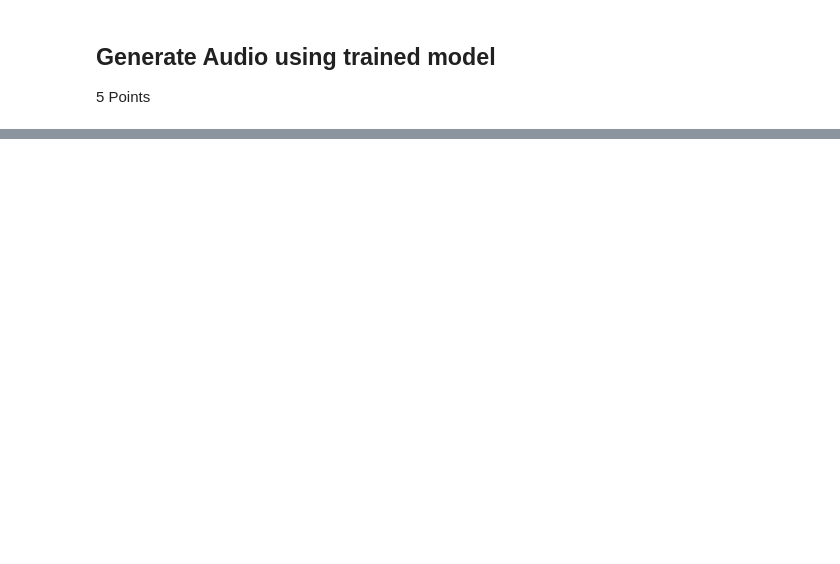
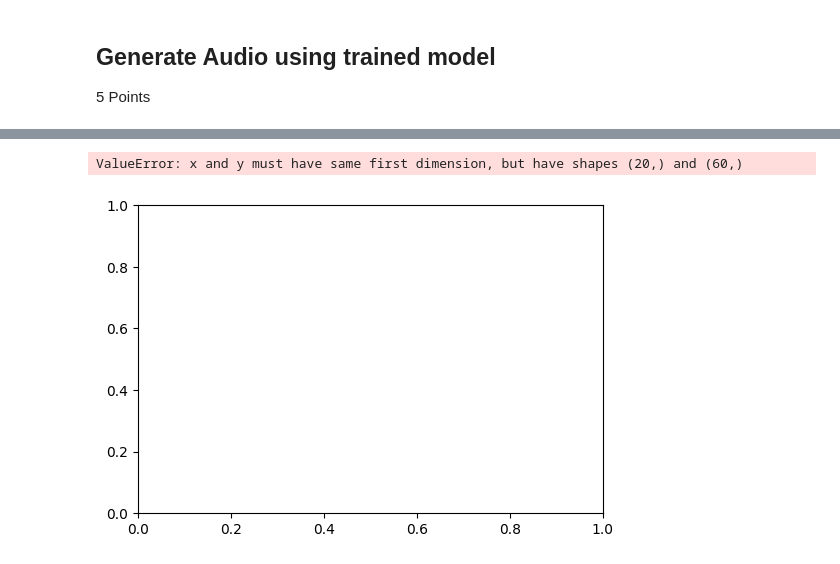
Before and after one commit to ParsaGhezelbash/Deep-Generative-Models, a Jupyter notebook: HW/HW 1/hw_01_generative.ipynb, the cells around one changed output, grey strips where cells are left out. Cells and saved outputs as stored; diff of their text form; code cells hidden in the pictures; blank space fills up the shorter version.

```diff
--- a/HW/HW 1/hw_01_generative.ipynb
+++ b/HW/HW 1/hw_01_generative.ipynb
@@ -1187,3 +763,15 @@ Final training loss: 3.8561
+# %%
+import matplotlib.pyplot as plt
+
+def plot_losses(trainLoss, Epochs):
+    plt.figure(figsize=(6,4))
+    plt.plot(range(1, Epochs + 1), trainLoss, marker="o")
+    plt.xlabel("Epoch")
+    plt.ylabel("Train Loss")
+    plt.title("WaveNet Training Loss")
+    plt.grid(True)
+    plt.tight_layout()
+    plt.show()
 # %% [markdown]
 ## Save the model
 
@@ -1216,3 +779,7 @@ Model saved to wavenet_model.pth
+# %%
+def save_model(model, path="wavenet.pt"):
+    torch.save(model.state_dict(), path)
+    print(f"Model saved to {path}")
 # %% [markdown]
 ## Generate Audio using trained model
 
@@ -2825,0 +832,59 @@ ValueError: Unknown dataset: mnist
+# %%
+# Hyperparams
+epochs = 20
+lr = 1e-3
+device = torch.device("cuda" if torch.cuda.is_available() else "cpu")
+
+dilation_depth = 10
+n_blocks = 2
+n_dilation_channels = 24
+n_residual_channels = 24
+n_skip_channels = 256
+n_category = 256
+kernel_size = 2
+
+target_length = 4096
+receptive_field = (kernel_size - 1) * n_blocks * sum(2**i for i in range(dilation_depth)) + 1
+
+model = model = Wavenet(dilation_depth, n_blocks, n_dilation_channels, n_residual_channels, n_skip_channels, n_category, kernel_size)
+model.to(device)
+optimizer = torch.optim.Adam(model.parameters(), lr=lr)
+
+# Dataloader from your WavenetDataset
+train_ds = WavenetDataset("audio_dataset.npz",
+                          item_length=receptive_field + target_length + 1,
+                          target_length=target_length,
+                          train=True)
+train_loader = torch.utils.data.DataLoader(train_ds, batch_size=16, shuffle=True, drop_last=True)
+
+# Check what the dataset returns
+x_sample, y_sample = next(iter(train_loader))
+print(f"Input shape: {x_sample.shape}")  # Should be (B, C=256, T)
+print(f"Target shape: {y_sample.shape}")  # Should be (B, target_length)
+print(f"Target range: [{y_sample.min()}, {y_sample.max()}]")  # Should be [0, 255]
+
+# Train
+train_losses = train_wavenet(model, train_loader, epochs, optimizer, device)
+
+# Plot
+plot_losses(train_losses, epochs)
+
+# Save
+save_model(model, "wavenet.pt")
+
+# Generate a sample
+# use first window of dataset as seed
+seed_one_hot, seed_targets = next(iter(train_loader))
+seed_indices = seed_targets[0]  # last target_length tokens
+generated_tokens = generate_audio(model,
+                                  seed_indices,  # or a longer seed tensor
+                                  samples=16000,  # generate 1s at 16kHz
+                                  device=device, receptive_field=receptive_field)
+
+# Convert to waveform (float in [-1,1])
+waveform = inv_mulaw_int_to_float(generated_tokens, mu=255).numpy()
+
+# Optional: write to WAV
+import soundfile as sf
+sf.write("generated.wav", waveform, samplerate=16000)
+# %% [output]
@@ -2825,0 +908,2 @@ ValueError: Unknown dataset: mnist
+ValueError: x and y must have same first dimension, but have shapes (20,) and (60,)
+[figure, added]
```
Also changed, not shown: parts of 42 cells of this notebook, 1 other file.
